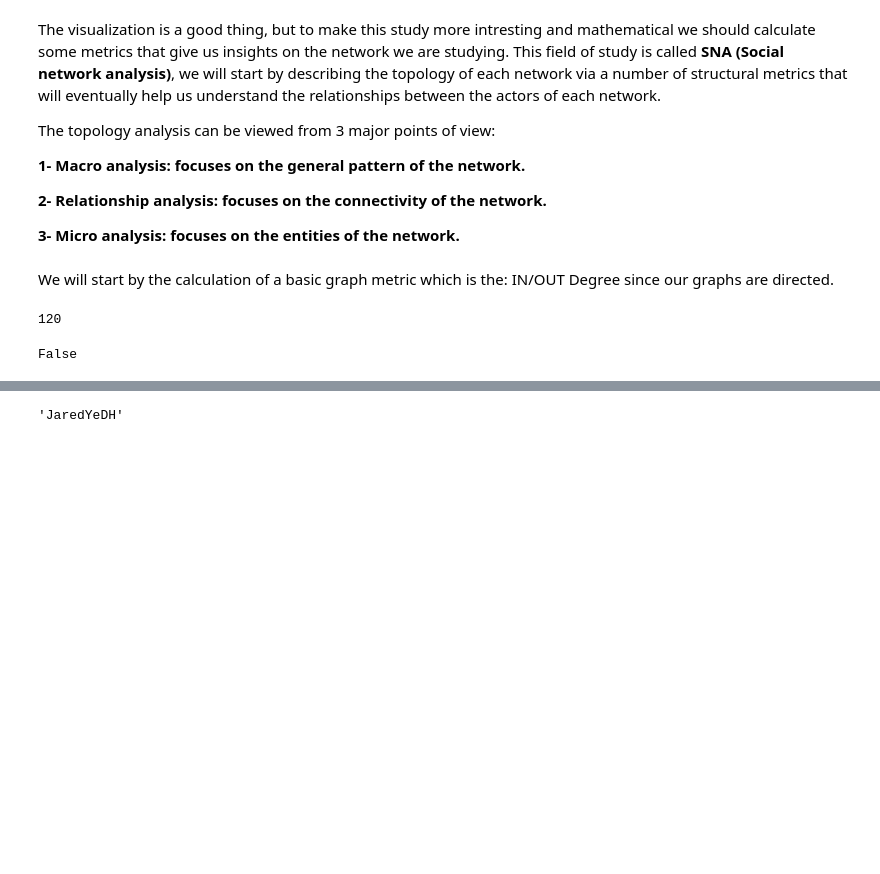
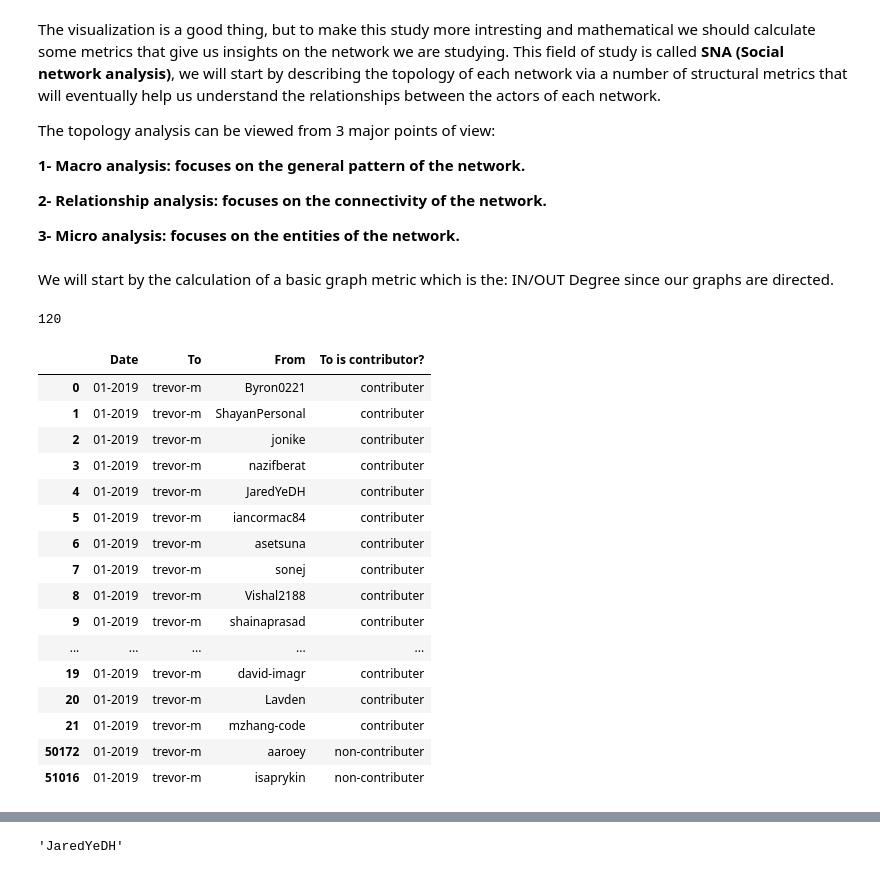
Before and after one commit to YoussefEssDS/Social-network-mining-and-analysis, a Jupyter notebook: GitHub-Mining & SNA.ipynb, the cells around one changed output, grey strips where cells are left out. Drawn from its saved outputs; the diff is of its cells as text; code cells hidden in the pictures; blank space fills up the shorter version.

```diff
--- a/GitHub-Mining & SNA.ipynb
+++ b/GitHub-Mining & SNA.ipynb
@@ -281,7 +281,23 @@ Degrees=getDegrees('01-2019')
 list(followship_data_frame['To']).count('trevor-m')
 # %% [output]
 120
-# %%
-GJan.is_directed()
-# %% [output]
-False
+# %%
+followship_data_frame.loc[(followship_data_frame['To']=='trevor-m') & (followship_data_frame['Date']=='01-2019')]
+# %% [output]
+|  | Date | To | From | To is contributor? |
+| 0 | 01-2019 | trevor-m | Byron0221 | contributer |
+| 1 | 01-2019 | trevor-m | ShayanPersonal | contributer |
+| 2 | 01-2019 | trevor-m | jonike | contributer |
+| 3 | 01-2019 | trevor-m | nazifberat | contributer |
+| 4 | 01-2019 | trevor-m | JaredYeDH | contributer |
+| 5 | 01-2019 | trevor-m | iancormac84 | contributer |
+| 6 | 01-2019 | trevor-m | asetsuna | contributer |
+| 7 | 01-2019 | trevor-m | sonej | contributer |
+| 8 | 01-2019 | trevor-m | Vishal2188 | contributer |
+| 9 | 01-2019 | trevor-m | shainaprasad | contributer |
+| ... | ... | ... | ... | ... |
+| 19 | 01-2019 | trevor-m | david-imagr | contributer |
+| 20 | 01-2019 | trevor-m | Lavden | contributer |
+| 21 | 01-2019 | trevor-m | mzhang-code | contributer |
+| 50172 | 01-2019 | trevor-m | aaroey | non-contributer |
+| 51016 | 01-2019 | trevor-m | isaprykin | non-contributer |
```
Also changed, not shown: parts of 8 cells of this notebook, 5 other files.
